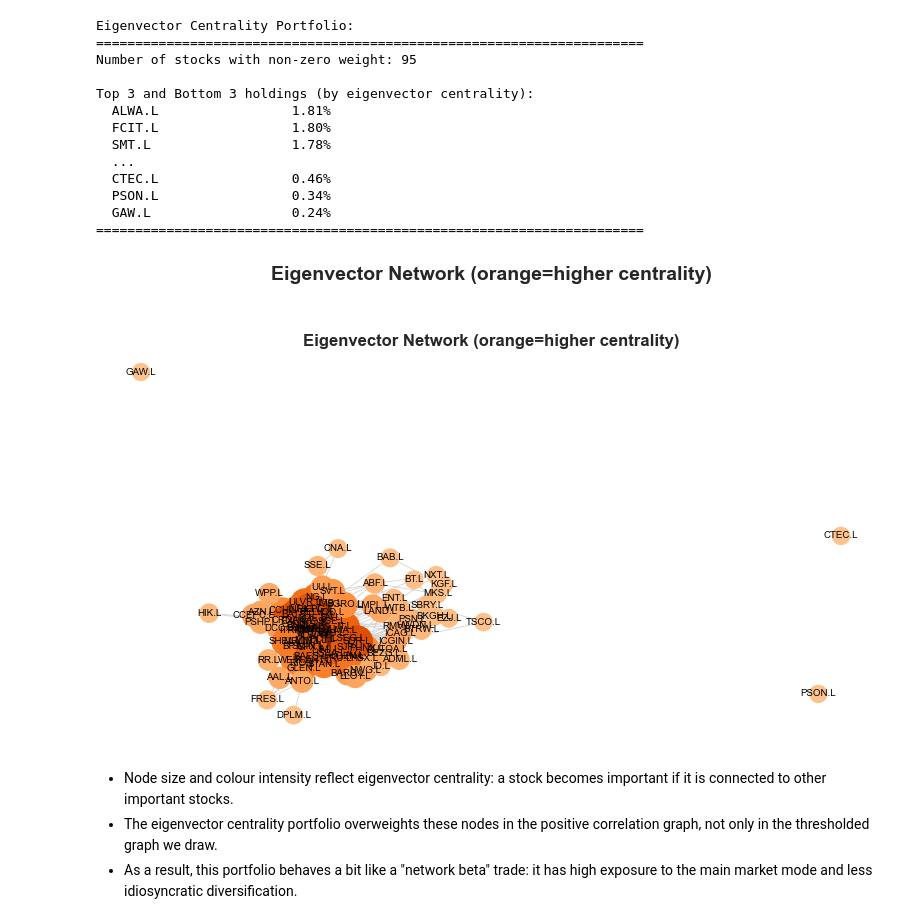
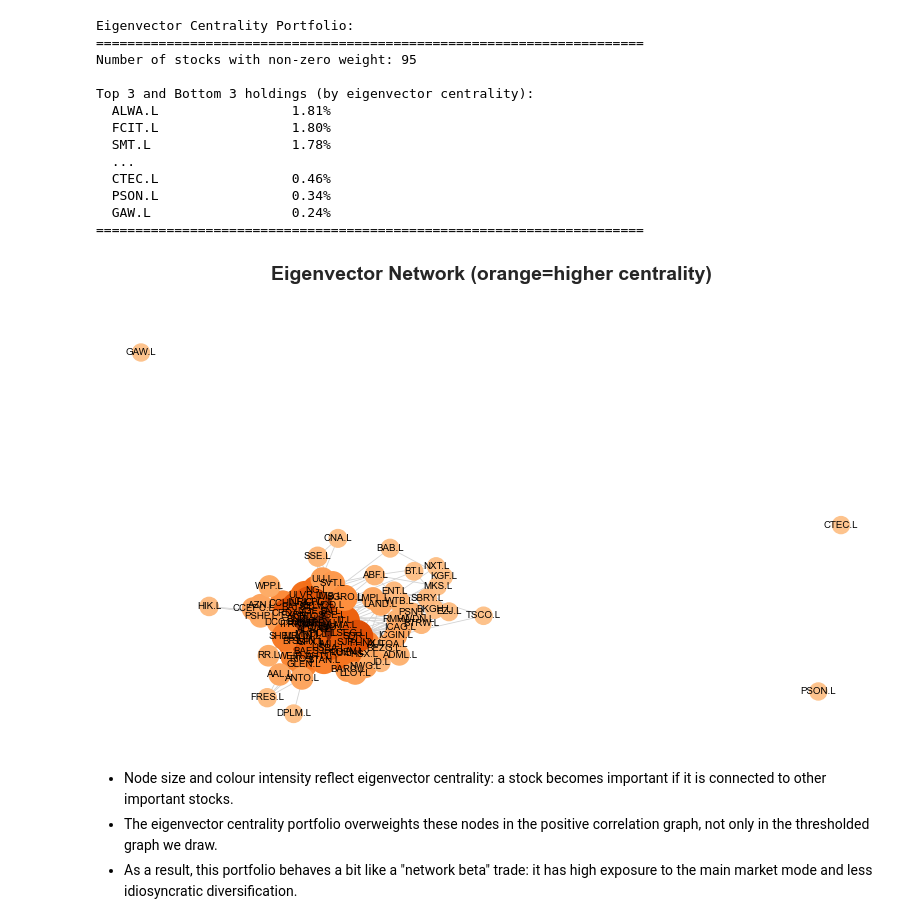
Before and after one commit to AUEBs-INVESTMENT-FINANCE-CLUB/network-clustering-portfolios, a Jupyter notebook: network_hierarchical_portfolios.ipynb, the cells around one changed output. Drawn from its saved outputs; the diff is of its cells as text; code cells hidden in the pictures.

```diff
--- a/network_hierarchical_portfolios.ipynb
+++ b/network_hierarchical_portfolios.ipynb
@@ -834,7 +670,6 @@ def draw_eigen_network(ax, graph, layout, ec_dict, title):
     if len(graph.nodes) == 0:
         ax.text(0.5, 0.5, 'Empty Graph', ha='center', va='center',
                 transform=ax.transAxes)
-        ax.set_title(title, fontsize=12, fontweight='bold')
         ax.axis('off')
         return
 
@@ -849,35 +684,34 @@ def draw_eigen_network(ax, graph, layout, ec_dict, title):
     node_sizes = 150 + 600 * norm
 
     nx.draw(
         graph,
         pos=layout,
         node_color=node_colors,
         node_size=node_sizes,
         with_labels=True,
         font_size=7,
         edge_color='lightgray',
         width=0.6,
         ax=ax
     )
-    ax.set_title(title, fontsize=12, fontweight='bold')
     ax.axis('off')
 
 fig, ax = plt.subplots(figsize=(8, 5))
 fig.suptitle('Eigenvector Network (orange=higher centrality)',
              fontsize=14, fontweight='bold', y=0.98)
 
 draw_eigen_network(
     ax,
     in_sample_graph,
     in_sample_layout,
     in_ec,
     'Eigenvector Network (orange=higher centrality)'
 )
 
 plt.tight_layout(rect=[0, 0, 1, 0.94])
 plt.show()
 # %% [output]
-[figure, old version]
+[figure, new version]
 # %% [markdown]
 - Node size and colour intensity reflect eigenvector centrality: a stock becomes important if it is connected to other important stocks.
 - The eigenvector centrality portfolio overweights these nodes in the positive correlation graph, not only in the thresholded graph we draw.
```
Also changed, not shown: parts of 19 cells of this notebook.
